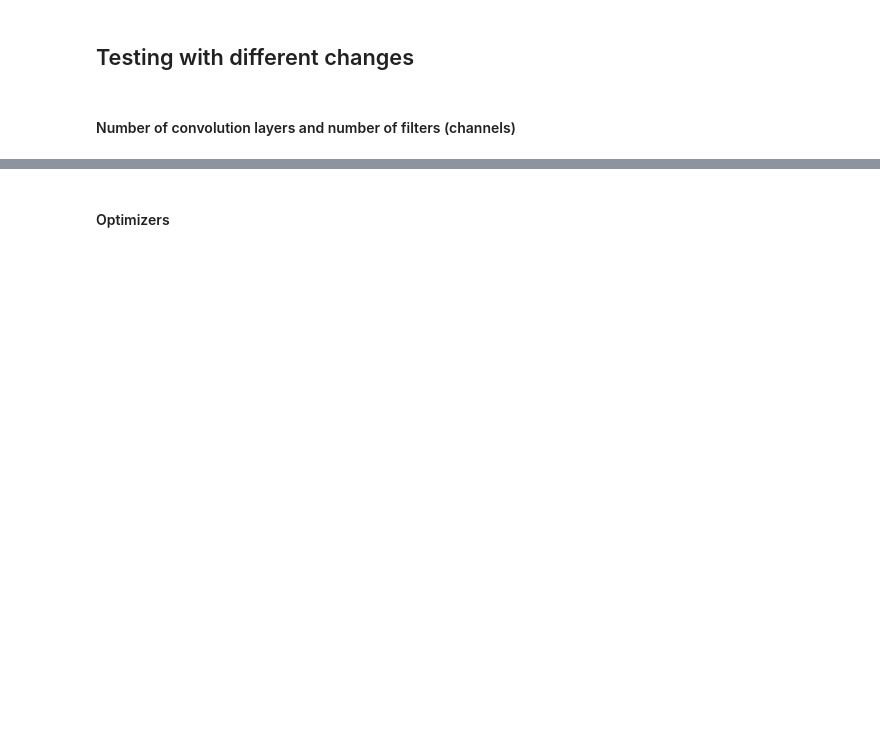
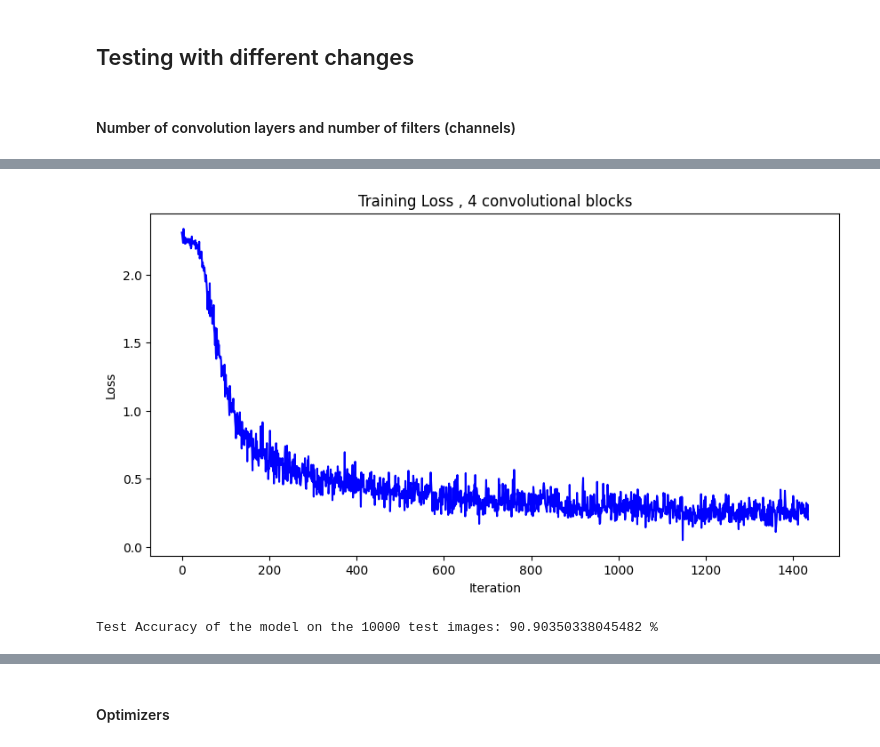
Before and after one commit to LucaFranceschi01/DL-2024, a Jupyter notebook: P3/P3_Questions_Answers.ipynb, the cells around one changed output, grey strips where cells are left out. Drawn from its saved outputs; the diff is of its cells as text; code cells hidden in the pictures; blank space fills up the shorter version.

```diff
--- a/P3/P3_Questions_Answers.ipynb
+++ b/P3/P3_Questions_Answers.ipynb
@@ -352,0 +392,16 @@ Test Accuracy of the model on the 10000 test images: 90.9380762138906 %
+# %%
+CNN = TestingConvNet().to(device)
+
+#Initialize optimizer
+learning_rate = .001
+optimizer = torch.optim.Adam(CNN.parameters(),lr = learning_rate)
+
+num_epochs = 5
+# %%
+loss_list = train(CNN, train_loader, optimizer, num_epochs, model_name='model_1_2_2.ckpt')
+plot_loss(loss_list, " , 4 convolutional blocks")
+
+CNN.load_state_dict(torch.load(resultsdir + 'model_1_2_2.ckpt'))
+
+test_acc = test(CNN, test_loader)
+# %% [output]
@@ -352,0 +413,2 @@ Test Accuracy of the model on the 10000 test images: 90.9380762138906 %
+[figure, added]
+Test Accuracy of the model on the 10000 test images: 90.90350338045482 %
```
Also changed, not shown: parts of 14 cells of this notebook, 4 other files.
